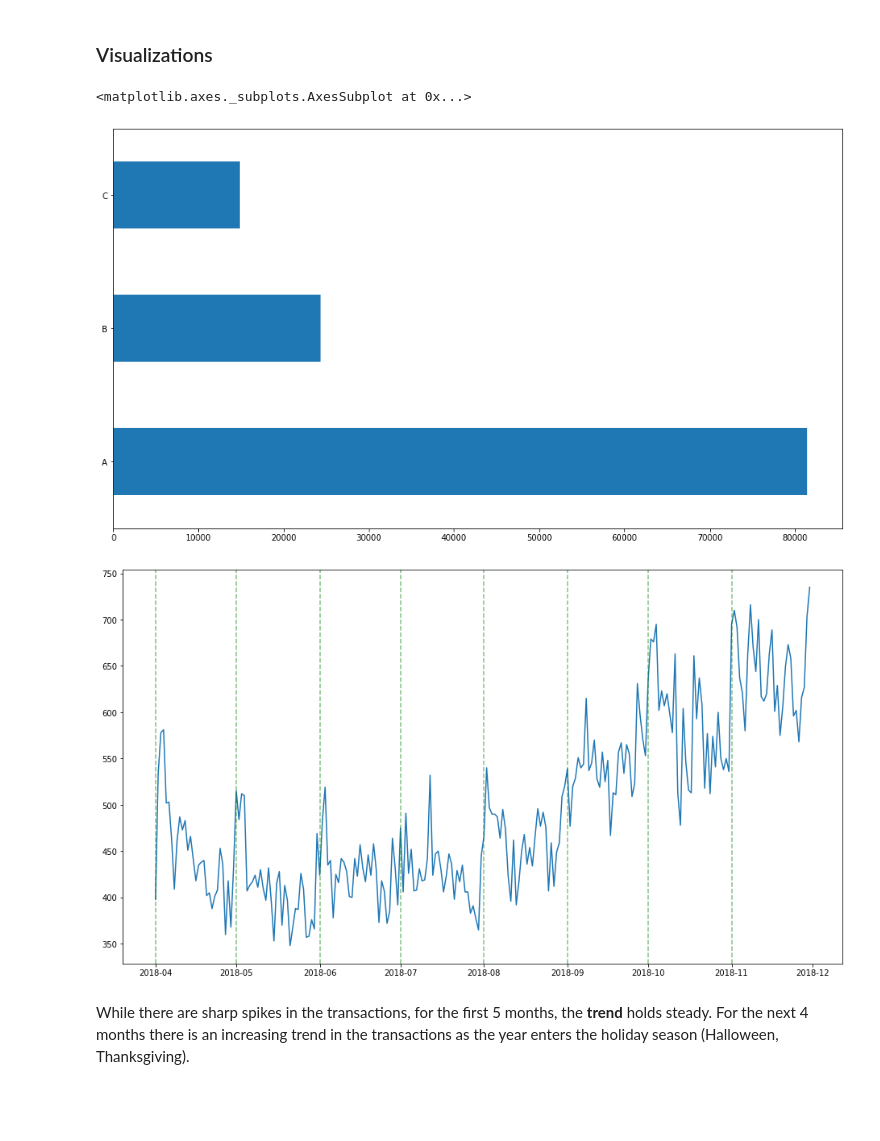
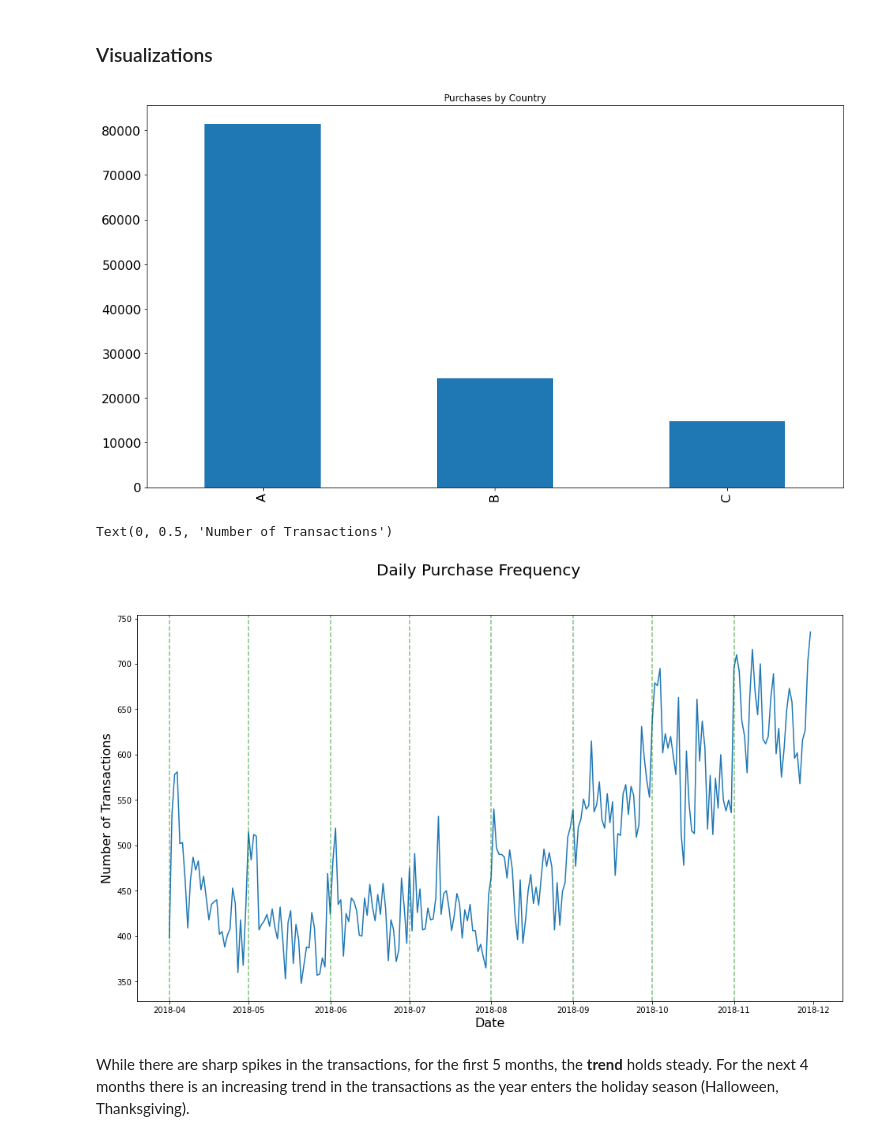
Before and after one commit to NeilBardhan/case-studies, a Jupyter notebook: exploring_sales.ipynb, the cells around one changed output. Drawn from its saved outputs; the diff is of its cells as text; code cells hidden in the pictures; blank space fills up the shorter version.

```diff
--- a/exploring_sales.ipynb
+++ b/exploring_sales.ipynb
@@ -315,20 +315,23 @@ visitors.head()
 # %% [markdown]
 ### Visualizations
 # %%
-trx['country'].value_counts().plot(kind='barh', figsize=(16,9))
+trx['country'].value_counts().plot(kind='bar', figsize=(16,9), fontsize = 16, title = 'Purchases by Country');
 # %% [output]
-<matplotlib.axes._subplots.AxesSubplot at 0x...>
-[figure, old version]
+[figure, new version]
 # %%
 ## Limit trx data to end of Nov to make consistent with visitors
 trx = trx[trx['date'] <= datetime.strptime('2018-11-30', '%Y-%m-%d').date()]
 ## Plot Daily transaction frequencies
 plt.figure(figsize=(16,9))
 plt.plot(trx['date'].value_counts().sort_index())
 for month in set(trx['date_time'].dt.month):
     plt.axvline(datetime(2018,month,1), linestyle='--', color='green', alpha=0.5)
+plt.suptitle('Daily Purchase Frequency', fontsize=20)
+plt.xlabel('Date', fontsize=16)
+plt.ylabel('Number of Transactions', fontsize=16)
 # %% [output]
+Text(0, 0.5, 'Number of Transactions')
-[figure, old version]
+[figure, new version]
 # %% [markdown]
 While there are sharp spikes in the transactions, for the first 5 months, the **trend** holds steady. For the next 4 months there is an increasing trend in the transactions as the year enters the holiday season (Halloween, Thanksgiving).
 # %%
```
Also changed, not shown: parts of 9 cells of this notebook.
